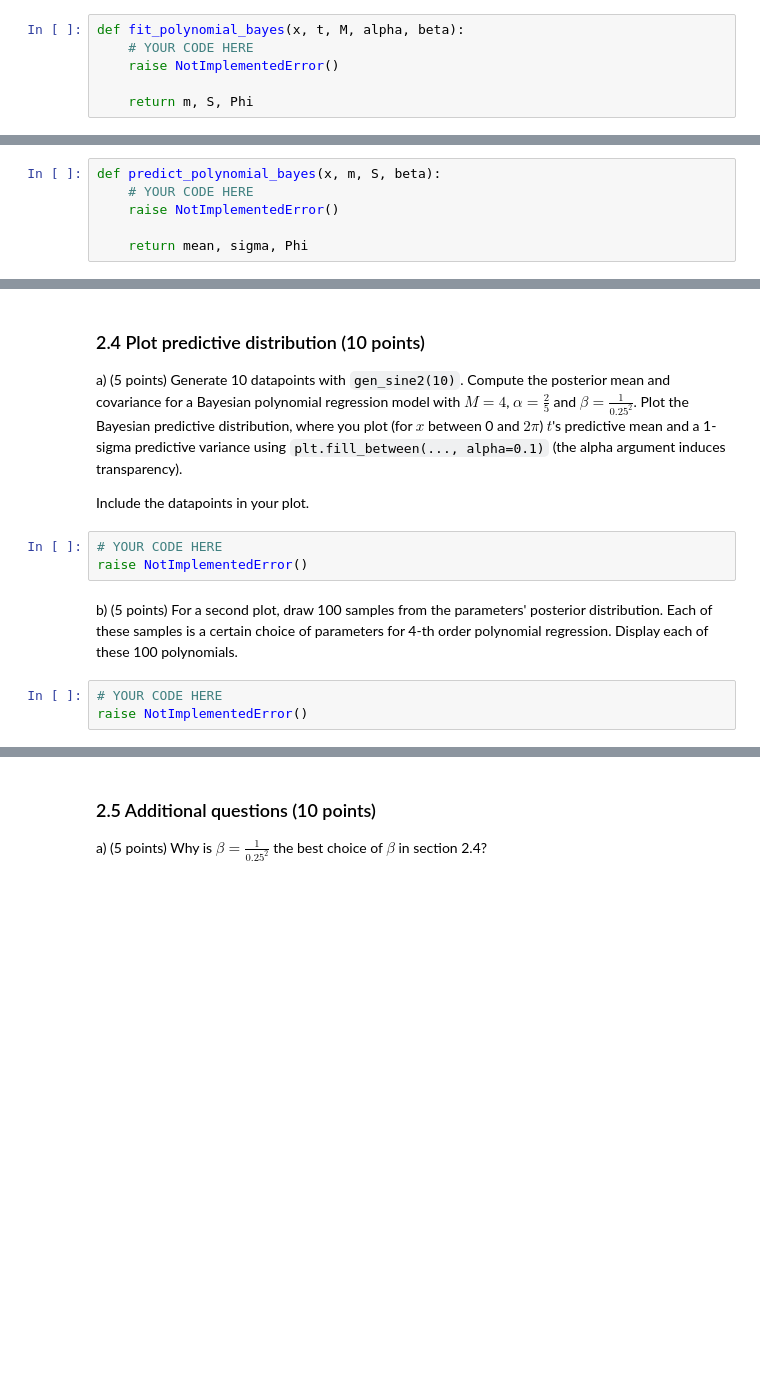
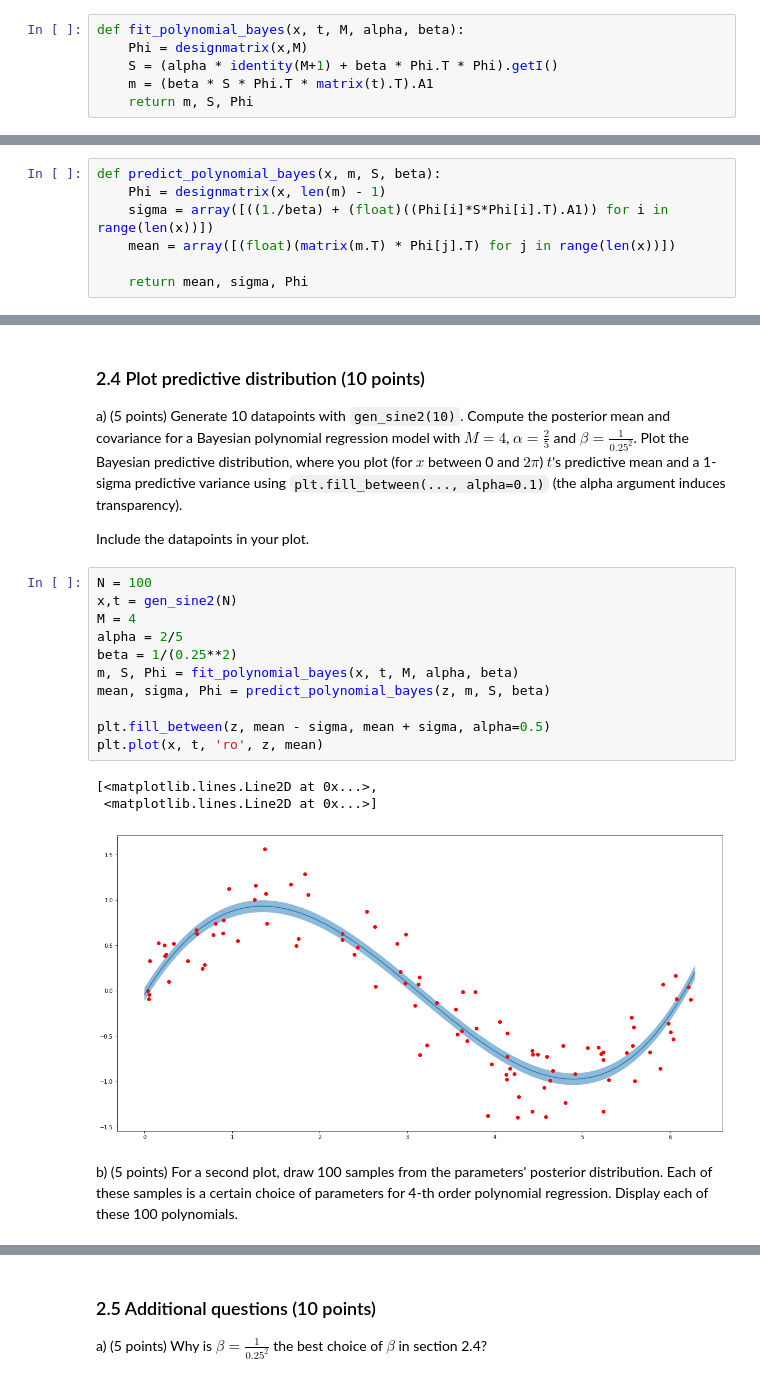
Before and after one commit to ndegier/ML1, a Jupyter notebook: 10683704_12311014_lab1.ipynb, the cells around one changed output, grey strips where cells are left out. Drawn from its saved outputs; the diff is of its cells as text; blank space fills up the shorter version.

```diff
--- a/10683704_12311014_lab1.ipynb
+++ b/10683704_12311014_lab1.ipynb
@@ -413,12 +404,12 @@ where $\alpha$ is the precision of the predictive distribution, and $\beta$ is t
 See MLPR chapter 3.3 for background.
 
 Write a method `fit_polynomial_bayes(x, t, M, alpha, beta)` that returns the mean $\bm_N$ and covariance $\bS_N$ of the posterior for a $M$-th order polynomial. In addition it should return the design matrix $\bPhi$. The arguments `x`, `t` and `M` have the same meaning as in question 1.2.
-# %%
-def fit_polynomial_bayes(x, t, M, alpha, beta):
-    # YOUR CODE HERE
-    raise NotImplementedError()
-
-    return m, S, Phi
+# %%
+def fit_polynomial_bayes(x, t, M, alpha, beta):
+    Phi = designmatrix(x,M)
+    S = (alpha * identity(M+1) + beta * Phi.T * Phi).getI()
+    m = (beta * S * Phi.T * matrix(t).T).A1
+    return m, S, Phi
 # %%
 ### Test your function
 N = 10
@@ -444,12 +435,13 @@ $$ \sigma_N^2 = \frac{1}{\beta} + \phi(\bx)^T \bS_N \phi(\bx) $$
 where $\phi(\bx)$ are the computed features for a new datapoint $\bx$, and $t$ is the predicted variable for datapoint $\bx$.
 
 Write a function that `predict_polynomial_bayes(x, m, S, beta)` that returns the predictive mean, variance and design matrix $\bPhi$ given a new datapoint `x`, posterior mean `m`, posterior variance `S` and a choice of model variance `beta`.
-# %%
-def predict_polynomial_bayes(x, m, S, beta):
-    # YOUR CODE HERE
-    raise NotImplementedError()
-
-    return mean, sigma, Phi
+# %%
+def predict_polynomial_bayes(x, m, S, beta):
+    Phi = designmatrix(x, len(m) - 1)
+    sigma = array([((1./beta) + (float)((Phi[i]*S*Phi[i].T).A1)) for i in range(len(x))])
+    mean = array([(float)(matrix(m.T) * Phi[j].T) for j in range(len(x))])
+
+    return mean, sigma, Phi
 # %%
 ### Test your function
 np.random.seed(42)
@@ -470,12 +462,21 @@ a) (5 points) Generate 10 datapoints with `gen_sine2(10)`. Compute the posterior
 Plot the Bayesian predictive distribution, where you plot (for $x$ between 0 and $2 \pi$) $t$'s predictive mean and a 1-sigma predictive variance using `plt.fill_between(..., alpha=0.1)` (the alpha argument induces transparency).
 
 Include the datapoints in your plot.
-# %%
-# YOUR CODE HERE
-raise NotImplementedError()
+# %%
+N = 100
+x,t = gen_sine2(N)
+M = 4
+alpha = 2/5
+beta = 1/(0.25**2)
+m, S, Phi = fit_polynomial_bayes(x, t, M, alpha, beta)
+mean, sigma, Phi = predict_polynomial_bayes(z, m, S, beta)
+
+plt.fill_between(z, mean - sigma, mean + sigma, alpha=0.5)
+plt.plot(x, t, 'ro', z, mean)
+# %% [output]
+[<matplotlib.lines.Line2D at 0x...>,
+ <matplotlib.lines.Line2D at 0x...>]
+[figure, added]
 # %% [markdown]
 b) (5 points) For a second plot, draw 100 samples from the parameters' posterior distribution. Each of these samples is a certain choice of parameters for 4-th order polynomial regression.
 Display each of these 100 polynomials.
-# %%
-# YOUR CODE HERE
-raise NotImplementedError()
```
Also changed, not shown: parts of 14 cells of this notebook.
